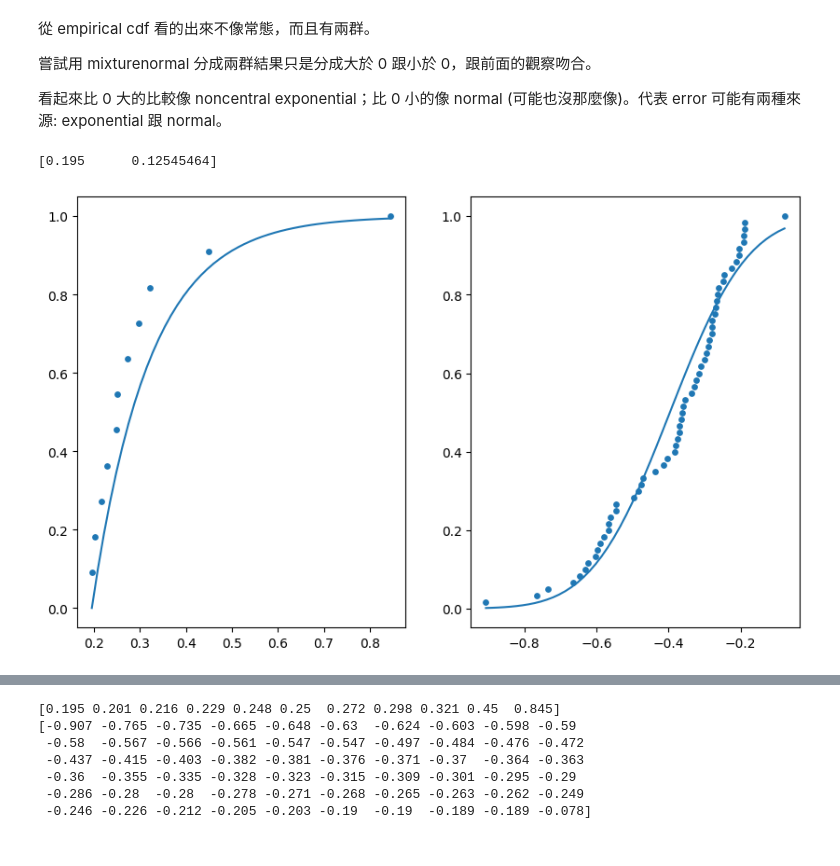
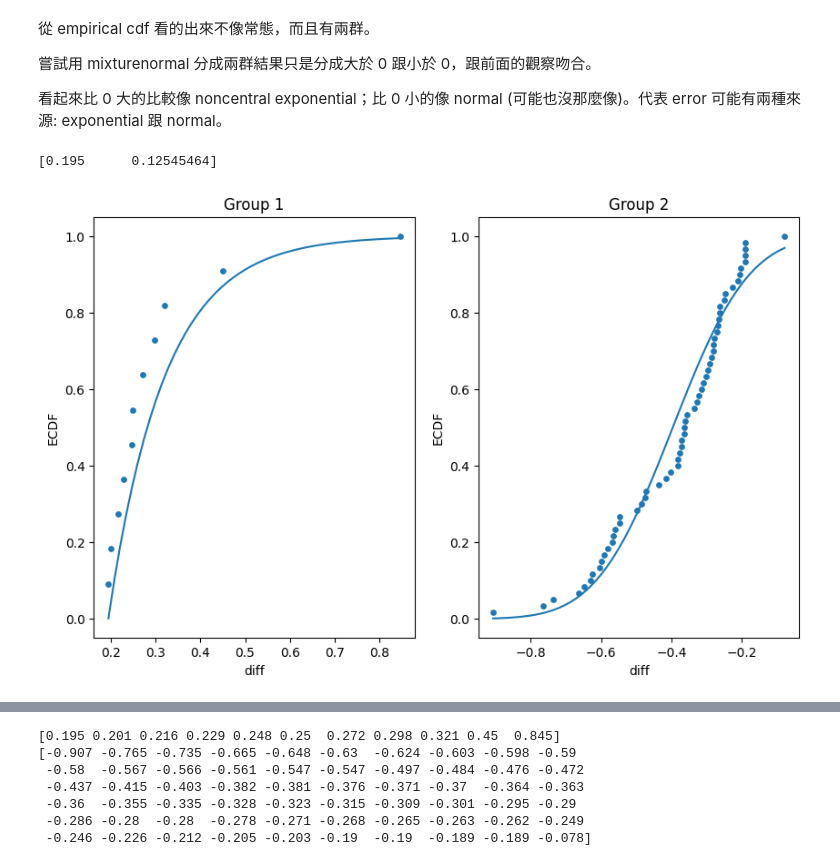
Before and after one commit to PeterSuper01/PracStat_Cae1, a Jupyter notebook: Case1.ipynb, the cells around one changed output, grey strips where cells are left out. Cells and saved outputs as stored; diff of their text form; code cells hidden in the pictures.

```diff
--- a/Case1.ipynb
+++ b/Case1.ipynb
@@ -79,30 +79,35 @@ fig.show()
 # %%
 x = (data.loc[data['characteristic'].isin(['Length', 'Length(max)', 'Length(min)']), 'diff']).to_numpy()
 gm = GaussianMixture(n_components=2, random_state=0).fit(x.reshape(-1, 1))
 # print(gm.means_)
 group = gm.fit_predict(x.reshape(-1, 1))
 
 fig, ax = plt.subplots(1, 2, figsize=(10, 6))
 # for i, g in enumerate(np.unique(group)):
 #     x_g = np.sort(x[group==g])
 #     ax[i].scatter(x_g, np.arange(1, np.sum(group==g)+1) / np.sum(group==g), s=15)
 #     ax[i].plot(np.linspace(x_g[0], x_g[-1], 50), \
 #                norm.cdf(np.linspace(x_g[0], x_g[-1], 50), gm.means_[i], np.sqrt(gm.covariances_[i])).flatten())
 x_g = np.sort(x[group==1])
 def LL(theta, data): # Log likelihood
     return -np.sum(np.log(expon.pdf(data, loc = theta[0], scale=theta[1])))
 res = minimize(LL, (0, 0.1), args = (x_g), method='nelder-mead',
             options={'xatol': 1e-6, 'disp': False})
 print(res.x)
 ax[0].scatter(x_g, np.arange(1, len(x_g)+1) / len(x_g), s=15)
 ax[0].plot(np.linspace(x_g[0], x_g[-1], 50), \
             expon.cdf(np.linspace(x_g[0], x_g[-1], 50), loc = res.x[0], scale = res.x[1]).flatten())
+ax[0].set_title('Group 1')
+ax[0].set_xlabel('diff')
+ax[0].set_ylabel('ECDF')
 x_g = np.sort(x[group==0])
 ax[1].scatter(x_g, np.arange(1, len(x_g)+1) / len(x_g), s=15)
 ax[1].plot(np.linspace(x_g[0], x_g[-1], 50), \
             norm.cdf(np.linspace(x_g[0], x_g[-1], 50), gm.means_[0], np.sqrt(gm.covariances_[0])).flatten())
-
+ax[1].set_title('Group 2')
+ax[1].set_xlabel('diff')
+ax[1].set_ylabel('ECDF')
 fig.show()
 # %% [output]
 [0.195      0.12545464]
-[figure, old version]
+[figure, new version]
```
Also changed, not shown: parts of 3 cells of this notebook, 4 other files.
